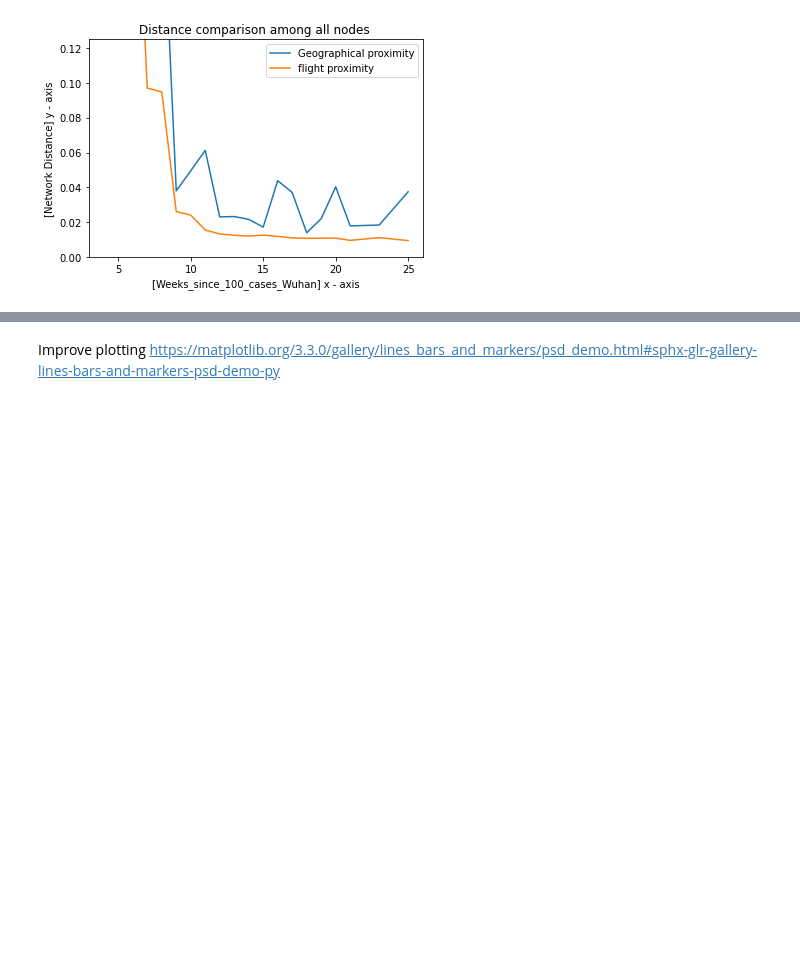
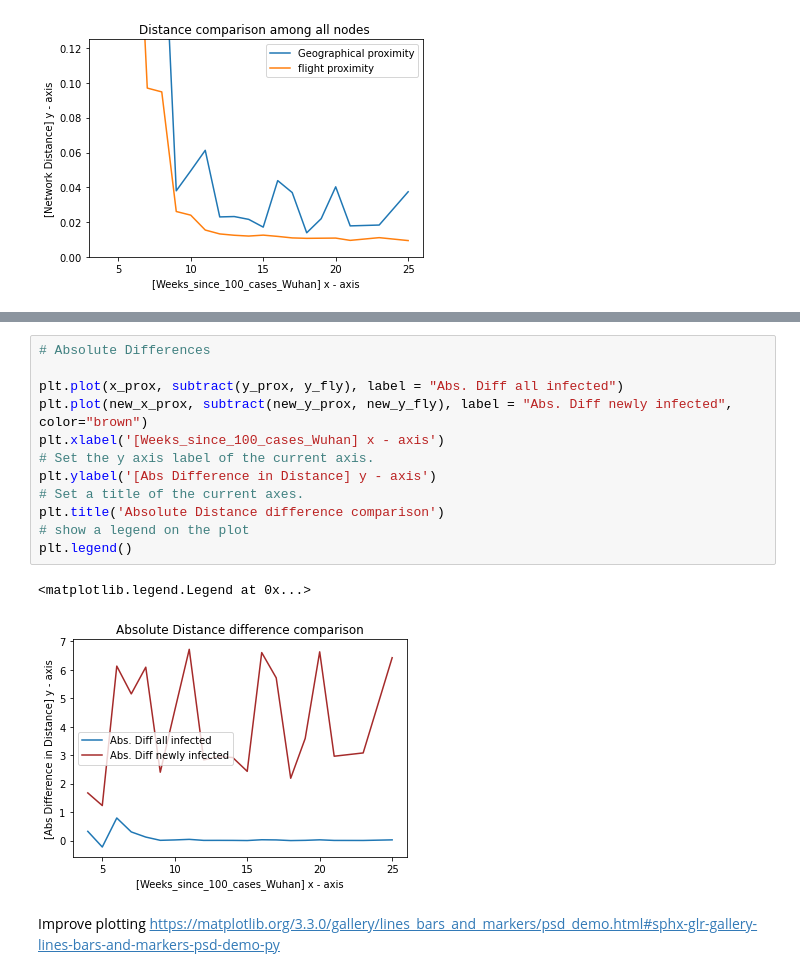
Before and after one commit to jcllobet/MasterThesis, a Jupyter notebook: Distance_Measure_Script.ipynb, the cells around one changed output, grey strips where cells are left out. Drawn from its saved outputs; the diff is of its cells as text; blank space fills up the shorter version.

```diff
--- a/Distance_Measure_Script.ipynb
+++ b/Distance_Measure_Script.ipynb
@@ -274,2 +303,17 @@ plt.legend()
+# %%
+# Absolute Differences
+
+plt.plot(x_prox, subtract(y_prox, y_fly), label = "Abs. Diff all infected")
+plt.plot(new_x_prox, subtract(new_y_prox, new_y_fly), label = "Abs. Diff newly infected", color="brown")
+plt.xlabel('[Weeks_since_100_cases_Wuhan] x - axis')
+# Set the y axis label of the current axis.
+plt.ylabel('[Abs Difference in Distance] y - axis')
+# Set a title of the current axes.
+plt.title('Absolute Distance difference comparison')
+# show a legend on the plot
+plt.legend()
+# %% [output]
+<matplotlib.legend.Legend at 0x...>
+[figure, added]
 # %% [markdown]
 Improve plotting https://matplotlib.org/3.3.0/gallery/lines_bars_and_markers/psd_demo.html#sphx-glr-gallery-lines-bars-and-markers-psd-demo-py
```
Also changed, not shown: parts of 5 cells of this notebook, 3 other files.
